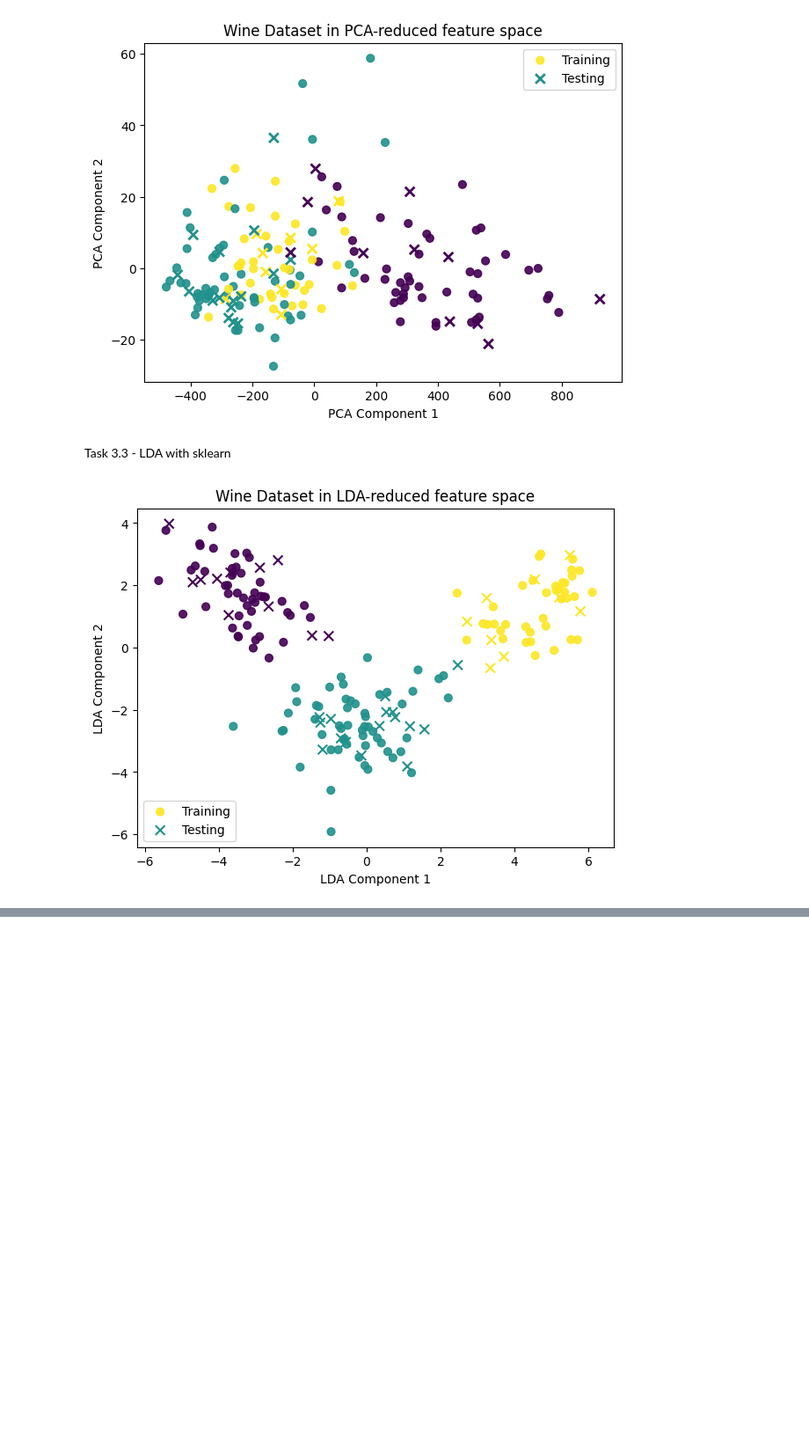
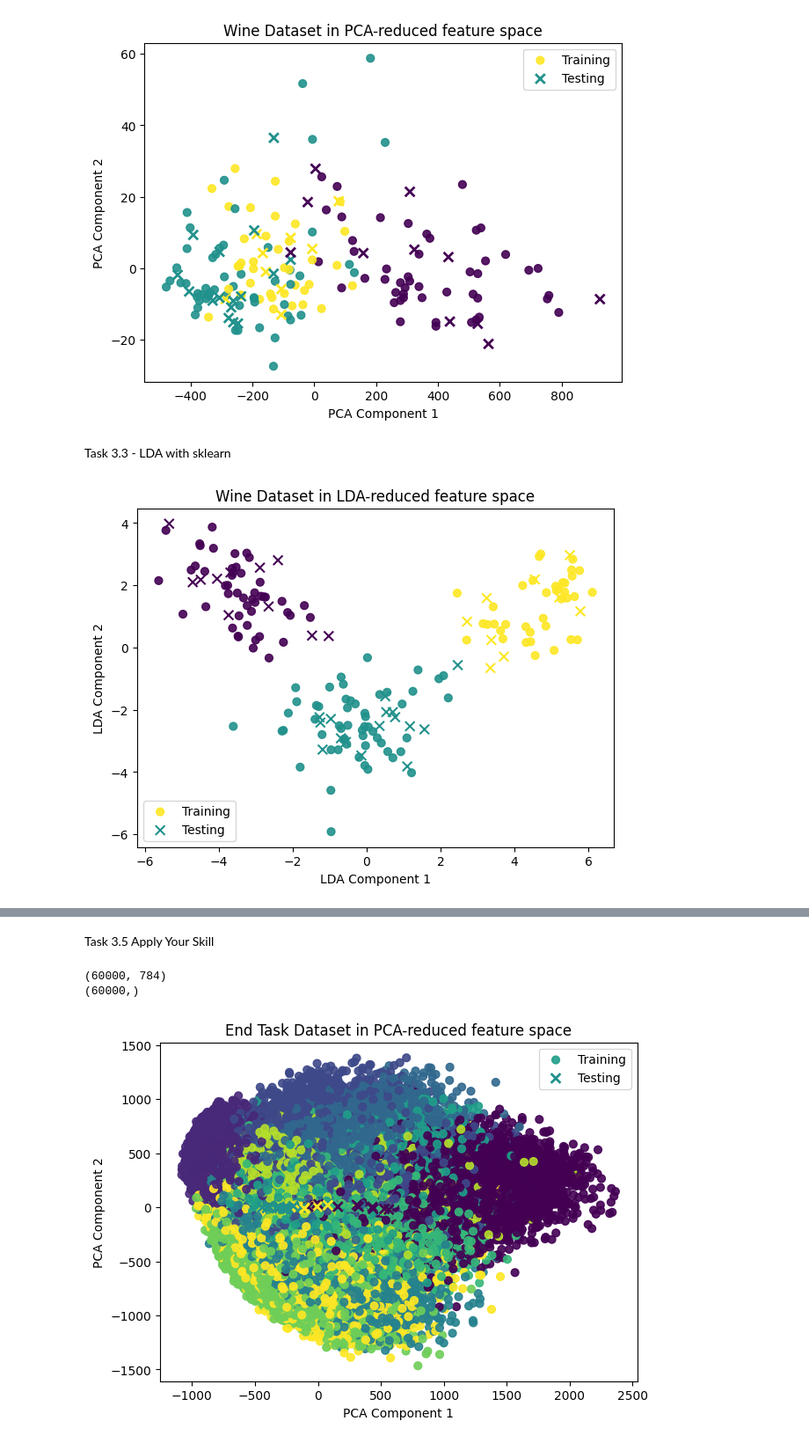
Before and after one commit to AntonGMorris/AntonGMorris, a Jupyter notebook: lab3_machinelearning.ipynb, the cells around one changed output, grey strips where cells are left out. Shown at 88% size. Cells and saved outputs as stored; diff of their text form; code cells hidden in the pictures; blank space fills up the shorter version.

```diff
--- a/lab3_machinelearning.ipynb
+++ b/lab3_machinelearning.ipynb
@@ -248,0 +314,78 @@ LDA (Supervised): Incorporates class labels to find a subspace that maximizes th
+# %% [markdown]
+Task 3.5 Apply Your Skill
+# %%
+end_task_data = np.load("task3_5_data.npy")
+end_task_labels = np.load("task3_5_labels.npy")
+
+print(end_task_data.shape)
+print(end_task_labels.shape)
+
+pca2 = PCA(n_components=2)
+
+end_task_data_pca = pca2.fit_transform(end_task_data)
+
+plt.figure(figsize=(7, 5))
+
+plt.scatter(
+    end_task_data_pca[:, 0],
+    end_task_data_pca[:, 1],
+    c=end_task_labels,
+    marker='o',
+    label='Training',
+    alpha=0.9,
+    s=40
+)
+
+plt.scatter(
+    test_data_pca[:, 0],
+    test_data_pca[:, 1],
+    c=test_labels,
+    marker='x',
+    label='Testing',
+    alpha=1.0,
+    s=60,
+    linewidths=2
+)
+
+plt.title("End Task Dataset in PCA-reduced feature space")
+plt.xlabel("PCA Component 1")
+plt.ylabel("PCA Component 2")
+plt.legend()
+plt.show()
+
+lda2 = LinearDiscriminantAnalysis(n_components=2)
+
+end_task_data_lda = lda2.fit_transform(end_task_data, end_task_labels)
+
+plt.figure(figsize=(7, 5))
+
+plt.scatter(
+    end_task_data_lda[:, 0],
+    end_task_data_lda[:, 1],
+    c=end_task_labels,
+    marker='o',
+    label='Training',
+    alpha=0.9,
+    s=40
+)
+
+plt.scatter(
+    test_data_lda[:, 0],
+    test_data_lda[:, 1],
+    c=test_labels,
+    marker='x',
+    label='Testing',
+    alpha=1.0,
+    s=60,
+    linewidths=2
+)
+
+plt.title("End Task Dataset in LDA-reduced feature space")
+plt.xlabel("LDA Component 1")
+plt.ylabel("LDA Component 2")
+plt.legend()
+plt.show()
+# %% [output]
+(60000, 784)
+(60000,)
+[figure, added]
```
Also changed, not shown: parts of 2 cells of this notebook.
